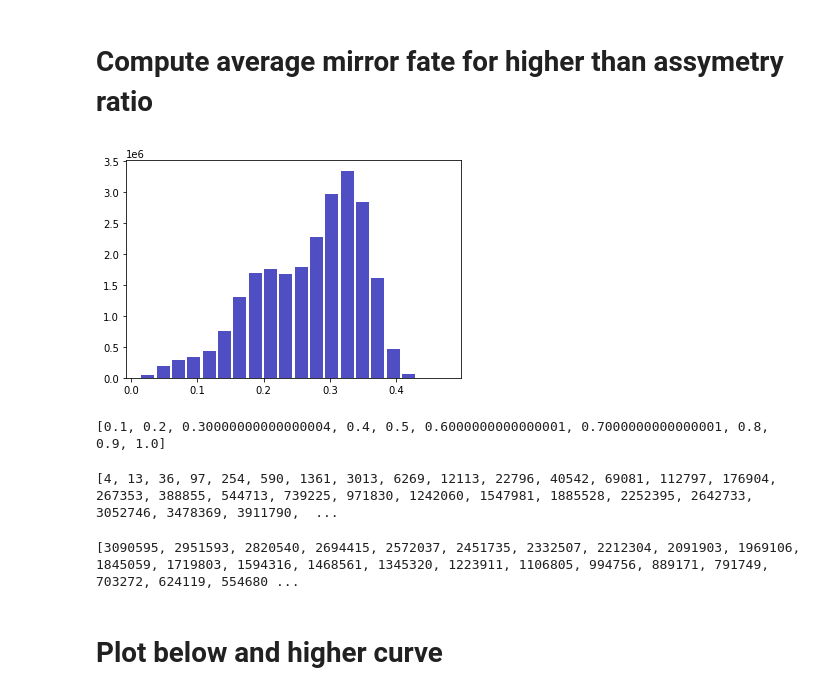
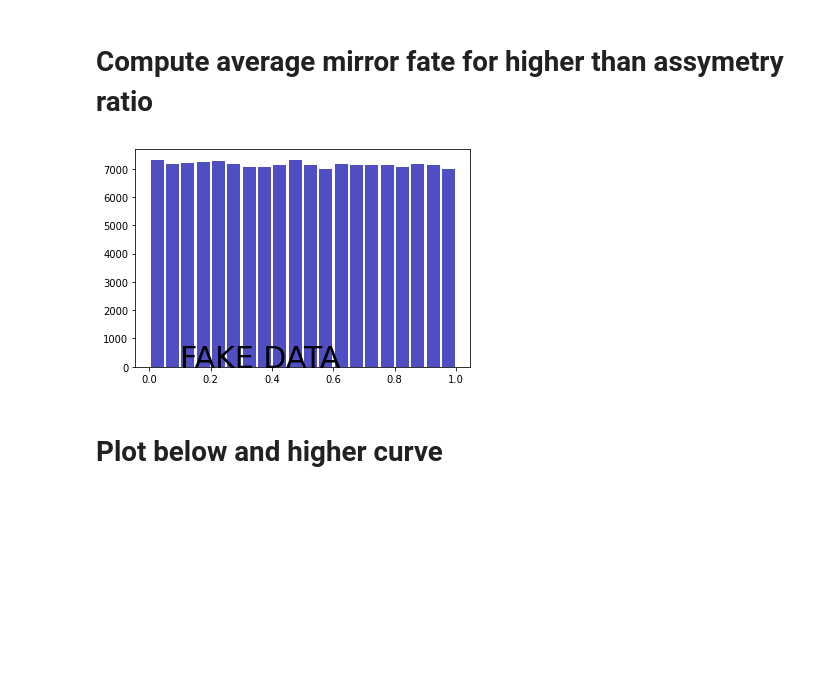
Before and after one commit to ouelletmathieu/BMS, a Jupyter notebook: analysis_real_cell.ipynb, the cells around one changed output. Drawn from its saved outputs; the diff is of its cells as text; code cells hidden in the pictures; blank space fills up the shorter version.

Commit message:
added figure 6 ipynb

```diff
--- a/analysis_real_cell.ipynb
+++ b/analysis_real_cell.ipynb
@@ -397,7 +362,7 @@ plt.savefig('distance.svg')
 # %% [markdown]
 # Keep the cell with both positive and negative (at least 1/3) value of gene
 # %%
-max_n = 12531
+max_n = csr_middle_equalmedian_scaled.shape[0]
 
 good_id = []
 
@@ -416,7 +381,7 @@ for i in range(max_n):
             n_top+=1
 
 
-    if n_lower/n_top >0.33:
+    if n_top > 0 and n_lower/n_top >0.33:
         good_id.append(i)
 
 print(len(good_id))
@@ -437,7 +392,7 @@ print(csr_middle_equalmedian_scaled_nobadcell.shape)
 # %% [markdown]
 # Test distance function (assymetry metric)
 # %%
-max_n = 6902
+max_n = len(good_id)
 mean_matrix = np.zeros((max_n,max_n))
 list_mean = []
 # %%
@@ -483,7 +438,6 @@ less_than_0p6 = []
 more_than_0p95 = []
 # %%
 for id1 in range(max_n):
-    print(id1)
     vec1 = csr_middle_equalmedian_scaled_nobadcell[id1,:].todense().tolist()[0]
 
     for id2 in range(max_n):
@@ -504,11 +458,21 @@ for id1 in range(max_n):
 
             mean = np.nanmean(np.array(vec_dist))
 
-            list_mean.append(mean)
-            mean_matrix[id1,id2] = mean
+
+
+
+            if random_result :
+                fake_mean = random.random()
+                list_mean.append(fake_mean)
+                mean_matrix[id1,id2] = fake_mean
+                mean = fake_mean
+            else:
+                list_mean.append(mean)
+                mean_matrix[id1,id2] = mean
+
 
             if mean<0.6:
-                print(id1,id2)
                 less_than_0p6.append((id1,id2))
             if mean>0.95:
                 more_than_0p95.append((id1,id2))
+            #we are testing in that case  so make it easier
@@ -621,7 +559,7 @@ for id1 in range(len(ls_vec)):
 # %% [markdown]
 # Get the value (nres/primed)
 # %%
-df = pd.read_csv('/Users/mathieuouellet/Dropbox/My Mac (mathieu’s MacBook Pro)/Desktop/cell_data/cell_id.txt', delimiter = ";")
+df = pd.read_csv("/Users/mathieuouellet/Dropbox/My Mac (mathieu’s MacBook Pro)/Desktop/Boolean_code_clean/cell_id.txt", delimiter = ";")
 # %%
 list_primed_good = []
 list_primed = df['x'].tolist()
@@ -732,13 +668,13 @@ fffff = [0.1]
 # %%
 import matplotlib.pyplot as plt
 
 # An "interface" to matplotlib.axes.Axes.hist() method
 n, bins, patches = plt.hist(x=list_all_mean, bins=20, color='#0504aa',
                             alpha=0.7, rwidth=0.85)
-
-plt.savefig("/Users/mathieuouellet/Dropbox/Boolean_network/FIGURES/OUTPUT/histogram_symmetry.pdf", transparent=True)
+plt.text(0.1, 0.6, "FAKE DATA", fontsize=30)
+plt.savefig(fig_distrib, transparent=True)
 # %% [output]
-[figure, old version]
+[figure, new version]
 # %%
 import matplotlib.pyplot as plt
 
@@ -747,17 +683,5 @@ step_size = 0.1
 list_bin = [k*step_size for k in range(1, int(1/step_size)+1)]
 value_bin = [0]*len(list_bin)
 
-print(list_bin)
-
 
 #
-# %% [output]
-[0.1, 0.2, 0.30000000000000004, 0.4, 0.5, 0.6000000000000001, 0.7000000000000001, 0.8, 0.9, 1.0]
-# %%
-print(new_same_count_list)
-# %% [output]
-[4, 13, 36, 97, 254, 590, 1361, 3013, 6269, 12113, 22796, 40542, 69081, 112797, 176904, 267353, 388855, 544713, 739225, 971830, 1242060, 1547981, 1885528, 2252395, 2642733, 3052746, 3478369, 3911790,  ...
-# %%
-print(diff_count_list_higher)
-# %% [output]
-[3090595, 2951593, 2820540, 2694415, 2572037, 2451735, 2332507, 2212304, 2091903, 1969106, 1845059, 1719803, 1594316, 1468561, 1345320, 1223911, 1106805, 994756, 889171, 791749, 703272, 624119, 554680 ...
```
Also changed, not shown: parts of 51 cells of this notebook, 10 other files.
